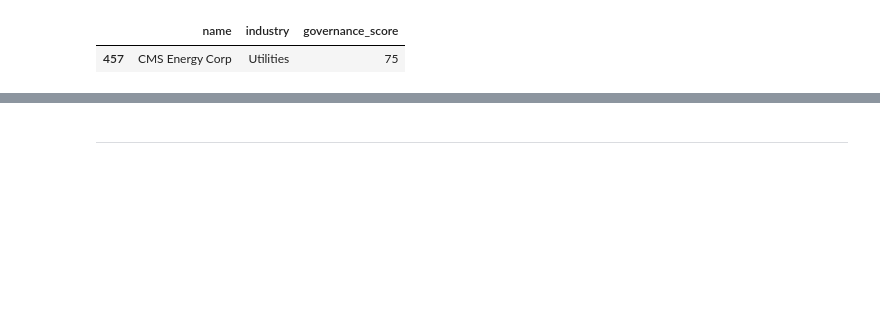
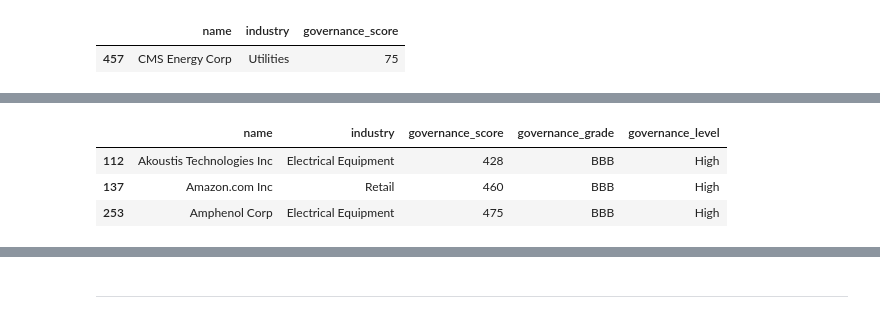
Before and after one commit to ColmHH/esg_corporate_analysis, a Jupyter notebook: jupyter_notebooks/esg_corporate_analysis.ipynb, the cells around one changed output, grey strips where cells are left out. Cells and saved outputs as stored; diff of their text form; code cells hidden in the pictures; blank space fills up the shorter version.

```diff
--- a/jupyter_notebooks/esg_corporate_analysis.ipynb
+++ b/jupyter_notebooks/esg_corporate_analysis.ipynb
@@ -160,0 +195,8 @@ gov_low_outlier
+# %%
+gov_high_outlier = df[df['governance_score'] > 400][['name', 'industry', 'governance_score', 'governance_grade', 'governance_level']]
+gov_high_outlier
+# %% [output]
+|  | name | industry | governance_score | governance_grade | governance_level |
+| 112 | Akoustis Technologies Inc | Electrical Equipment | 428 | BBB | High |
+| 137 | Amazon.com Inc | Retail | 460 | BBB | High |
+| 253 | Amphenol Corp | Electrical Equipment | 475 | BBB | High |
```
Also changed, not shown: parts of 10 cells of this notebook.
